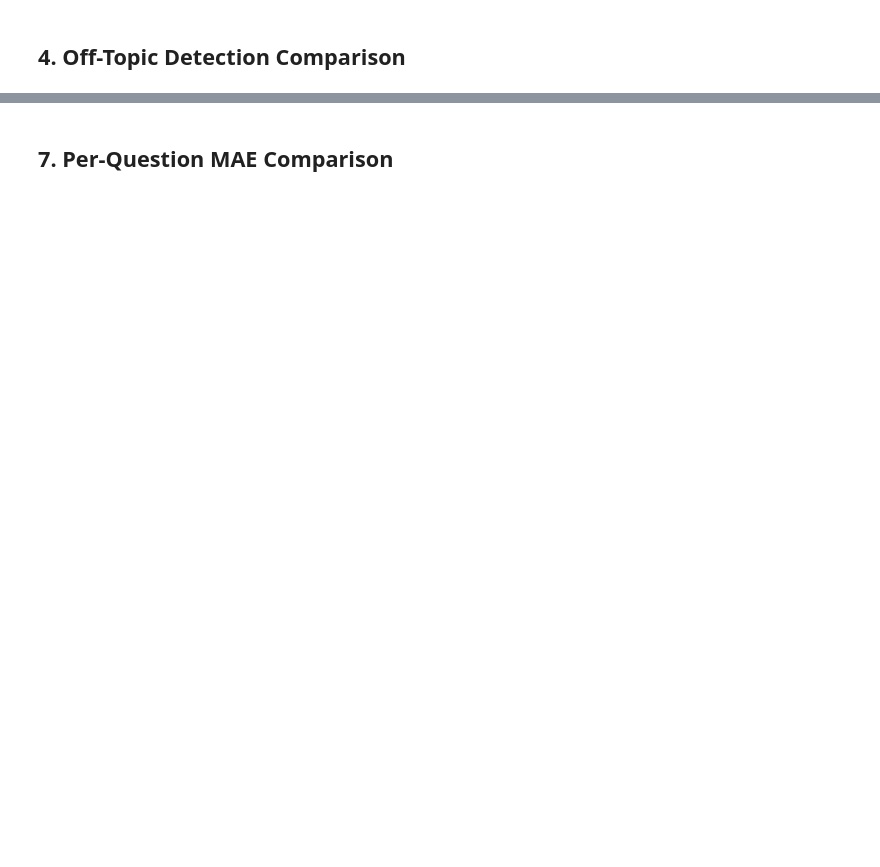
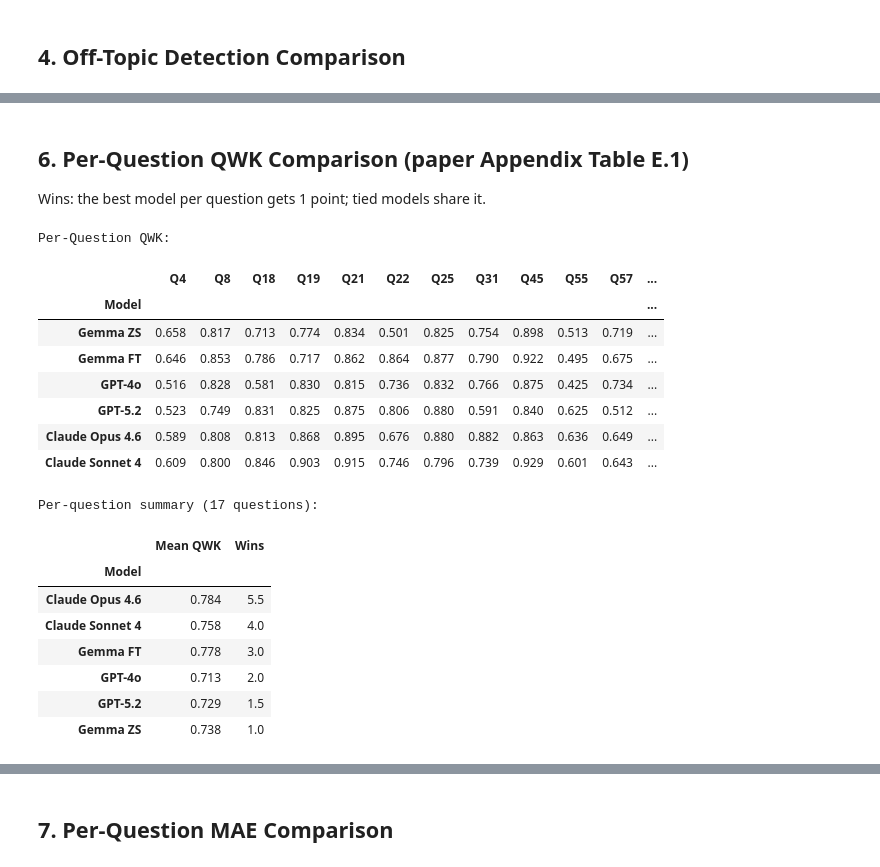
Before and after one commit to KamalEzzo/automated-essay-grading-system, a Jupyter notebook: Notebooks/09_Commercial_Comparison.ipynb, the cells around one changed output, grey strips where cells are left out. Cells and saved outputs as stored; diff of their text form; code cells hidden in the pictures; blank space fills up the shorter version.

```diff
--- a/Notebooks/09_Commercial_Comparison.ipynb
+++ b/Notebooks/09_Commercial_Comparison.ipynb
@@ -277,26 +346,61 @@ sig_df.round(4)
+# %% [markdown]
+## 6. Per-Question QWK Comparison (paper Appendix Table E.1)
+
+Wins: the best model per question gets 1 point; tied models share it.
 # %%
 def per_question_qwk(df):
     results = {}
     for q in sorted(df['Q_num'].unique()):
         mask = df['Q_num'] == q
         h = df.loc[mask, 'Human_Total'].astype(int).values
         l = np.clip(df.loc[mask, 'LLM_Total'].astype(int).values, 0, 10)
         if len(np.unique(h)) > 1 and len(np.unique(l)) > 1:
             results[f'Q{q}'] = cohen_kappa_score(h, l, weights='quadratic')
         else:
             results[f'Q{q}'] = np.nan
     return results
 
 
 q_qwk_rows = []
 for name, df in models.items():
     row = per_question_qwk(df)
     row['Model'] = name
     q_qwk_rows.append(row)
 
-q_qwk_df = pd.DataFrame(q_qwk_rows).set_index('Model').round(3)
+q_qwk_raw = pd.DataFrame(q_qwk_rows).set_index('Model')
+q_qwk_df = q_qwk_raw.round(3)
+
+# Wins per model (ties share the point) and mean per-question QWK
+wins = pd.Series(0.0, index=q_qwk_df.index)
+for q in q_qwk_df.columns:
+    col = q_qwk_df[q]
+    best = col[col == col.max()].index
+    wins[best] += 1 / len(best)
+
+summary = pd.DataFrame({'Mean QWK': q_qwk_raw.mean(axis=1).round(4), 'Wins': wins})
 print('Per-Question QWK:')
-q_qwk_df
+display(q_qwk_df)
+print('\nPer-question summary (17 questions):')
+summary.sort_values('Wins', ascending=False)
+# %% [output]
+Per-Question QWK:
+|  | Q4 | Q8 | Q18 | Q19 | Q21 | Q22 | Q25 | Q31 | Q45 | Q55 | Q57 | ... |
+| Model |  |  |  |  |  |  |  |  |  |  |  | ... |
+| Gemma ZS | 0.658 | 0.817 | 0.713 | 0.774 | 0.834 | 0.501 | 0.825 | 0.754 | 0.898 | 0.513 | 0.719 | ... |
+| Gemma FT | 0.646 | 0.853 | 0.786 | 0.717 | 0.862 | 0.864 | 0.877 | 0.790 | 0.922 | 0.495 | 0.675 | ... |
+| GPT-4o | 0.516 | 0.828 | 0.581 | 0.830 | 0.815 | 0.736 | 0.832 | 0.766 | 0.875 | 0.425 | 0.734 | ... |
+| GPT-5.2 | 0.523 | 0.749 | 0.831 | 0.825 | 0.875 | 0.806 | 0.880 | 0.591 | 0.840 | 0.625 | 0.512 | ... |
+| Claude Opus 4.6 | 0.589 | 0.808 | 0.813 | 0.868 | 0.895 | 0.676 | 0.880 | 0.882 | 0.863 | 0.636 | 0.649 | ... |
+| Claude Sonnet 4 | 0.609 | 0.800 | 0.846 | 0.903 | 0.915 | 0.746 | 0.796 | 0.739 | 0.929 | 0.601 | 0.643 | ... |
+Per-question summary (17 questions):
+|  | Mean QWK | Wins |
+| Model |  |  |
+| Claude Opus 4.6 | 0.784 | 5.5 |
+| Claude Sonnet 4 | 0.758 | 4.0 |
+| Gemma FT | 0.778 | 3.0 |
+| GPT-4o | 0.713 | 2.0 |
+| GPT-5.2 | 0.729 | 1.5 |
+| Gemma ZS | 0.738 | 1.0 |
 # %%
 # Heatmap
 fig, ax = plt.subplots(figsize=(16, 6))
```
Also changed, not shown: parts of 17 cells of this notebook, 19 other files.
